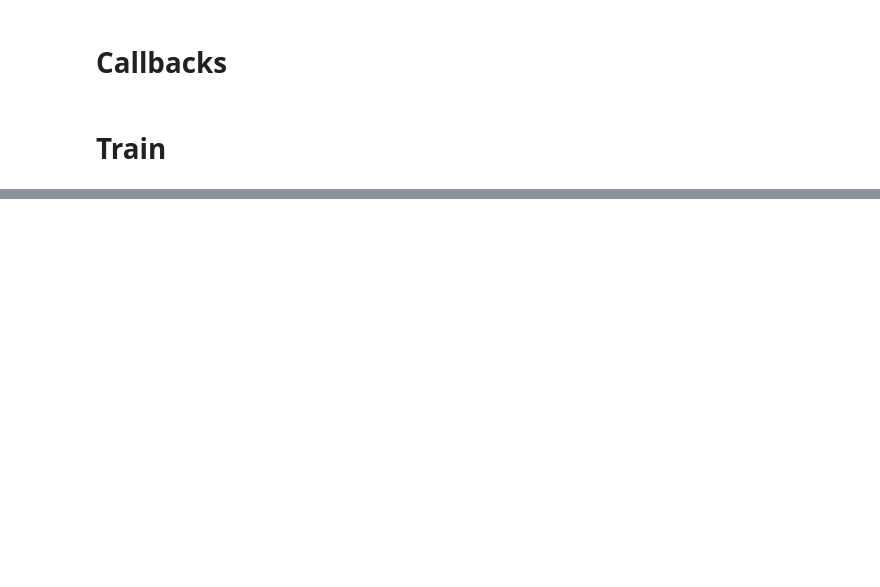
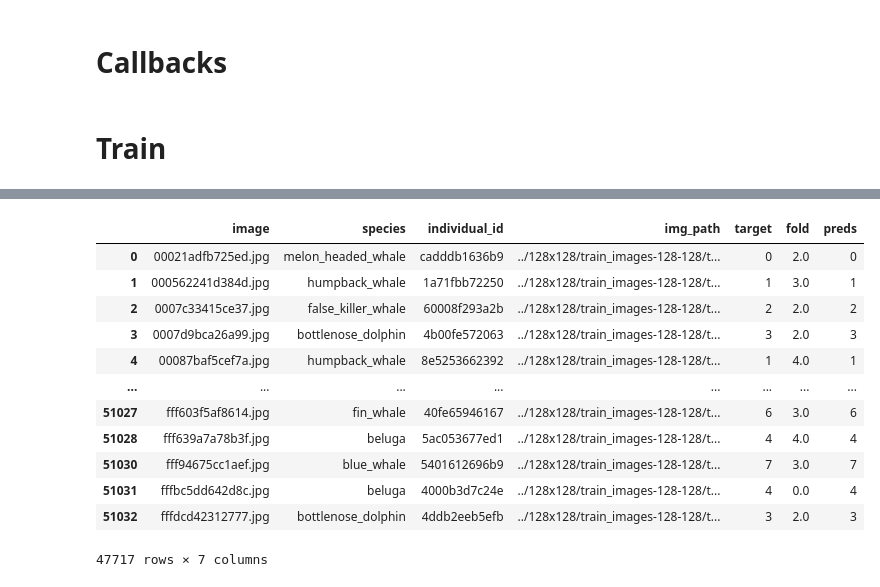
Before and after one commit to ayulockin/happywhale_kaggle, a Jupyter notebook: train.ipynb, the cells around one changed output, grey strips where cells are left out. Saved outputs shown, nothing was run; the diff lists cells and outputs as text; code cells hidden in the pictures; blank space fills up the shorter version.

```diff
--- a/train.ipynb
+++ b/train.ipynb
@@ -172,0 +266,28 @@ Waiting for W&B process to finish, PID 443... (success).
+# %%
+oof_df = pd.read_csv('../oof.csv')
+oof_df_copy = oof_df.copy()
+
+def correct_preds(row):
+    return int(row.preds)
+
+oof_df_copy['preds'] = oof_df_copy.apply(lambda row: correct_preds(row), axis=1)
+
+metric = tf.keras.metrics.SparseCategoricalCrossentropy()
+metric.update_state(oof_df_copy.target.values.reshape(-1,1), oof_df_copy.preds.values.reshape(-1,1))
+print(f'CV Score: {metric.result().numpy()}')
+# %%
+oof_df_copy[oof_df_copy.target == oof_df_copy.preds]
+# %% [output]
+|  | image | species | individual_id | img_path | target | fold | preds |
+| 0 | 00021adfb725ed.jpg | melon_headed_whale | cadddb1636b9 | ../128x128/train_images-128-128/t... | 0 | 2.0 | 0 |
+| 1 | 000562241d384d.jpg | humpback_whale | 1a71fbb72250 | ../128x128/train_images-128-128/t... | 1 | 3.0 | 1 |
+| 2 | 0007c33415ce37.jpg | false_killer_whale | 60008f293a2b | ../128x128/train_images-128-128/t... | 2 | 2.0 | 2 |
+| 3 | 0007d9bca26a99.jpg | bottlenose_dolphin | 4b00fe572063 | ../128x128/train_images-128-128/t... | 3 | 2.0 | 3 |
+| 4 | 00087baf5cef7a.jpg | humpback_whale | 8e5253662392 | ../128x128/train_images-128-128/t... | 1 | 4.0 | 1 |
+| ... | ... | ... | ... | ... | ... | ... | ... |
+| 51027 | fff603f5af8614.jpg | fin_whale | 40fe65946167 | ../128x128/train_images-128-128/t... | 6 | 3.0 | 6 |
+| 51028 | fff639a7a78b3f.jpg | beluga | 5ac053677ed1 | ../128x128/train_images-128-128/t... | 4 | 4.0 | 4 |
+| 51030 | fff94675cc1aef.jpg | blue_whale | 5401612696b9 | ../128x128/train_images-128-128/t... | 7 | 3.0 | 7 |
+| 51031 | fffbc5dd642d8c.jpg | beluga | 4000b3d7c24e | ../128x128/train_images-128-128/t... | 4 | 0.0 | 4 |
+| 51032 | fffdcd42312777.jpg | bottlenose_dolphin | 4ddb2eeb5efb | ../128x128/train_images-128-128/t... | 3 | 2.0 | 3 |
+47717 rows × 7 columns
```
Also changed, not shown: parts of 9 cells of this notebook, 5 other files.
